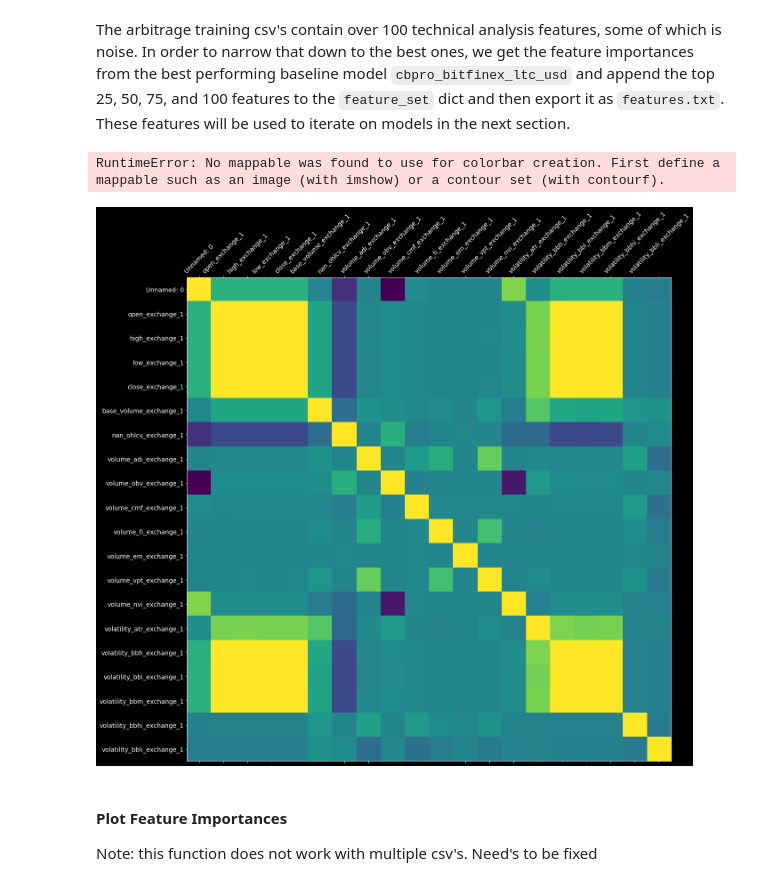
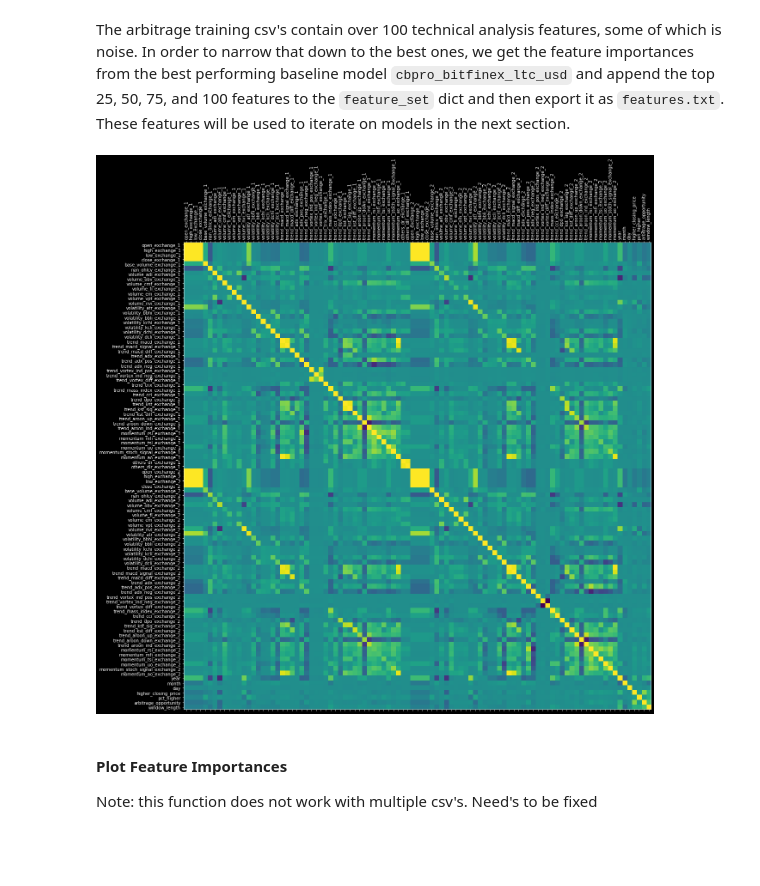
Before and after one commit to Cryptolytic-app/cryptolyticapp, a Jupyter notebook: modeling/2_arbitrage_model_training.ipynb, the cells around one changed output. Saved outputs shown, nothing was run; the diff lists cells and outputs as text; code cells hidden in the pictures; blank space fills up the shorter version.

Commit message:
correlation matrix and exporting new features.txt

```diff
--- a/modeling/2_arbitrage_model_training.ipynb
+++ b/modeling/2_arbitrage_model_training.ipynb
@@ -823,25 +865,22 @@ features_uncorr = filt_df.index.to_list()
 # %%
-fig, ax = plt.subplots(figsize=(20,20))
-ax.matshow(df_sub1.corr())
 
-plt.xticks(range(df_sub1.shape[1]), df_sub1.columns, fontsize=14, rotation=45)
-plt.yticks(range(df_sub1.shape[1]), df_sub1.columns, fontsize=14)
-cb = plt.colorbar()
-cb.ax.tick_params(labelsize=14)
-plt.title('Correlation Matrix', fontsize=16);
+# ax=plt.gca() #get the current axes
+# PCM=ax.get_children()[2]
+# cb = plt.colorbar(PCM, ax=ax)
+# cb.ax.tick_params(labelsize=14)
+# plt.title('Correlation Matrix', fontsize=16);
 
-plt.show()
+
 
 # f = plt.figure(figsize=(19, 15))
 # plt.matshow(df.corr(), fignum=f.number)
 # plt.xticks(range(df.shape[1]), df.columns, fontsize=14, rotation=45)
 # plt.yticks(range(df.shape[1]), df.columns, fontsize=14)
 # cb = plt.colorbar()
 # cb.ax.tick_params(labelsize=14)
 # plt.title('Correlation Matrix', fontsize=16);
 # %% [output]
-RuntimeError: No mappable was found to use for colorbar creation. First define a mappable such as an image (with imshow) or a contour set (with contourf).
-[figure, old version]
+[figure, new version]
 # %% [markdown]
 #### Plot Feature Importances
 
```
Also changed, not shown: parts of 13 cells of this notebook, 2 other files.
